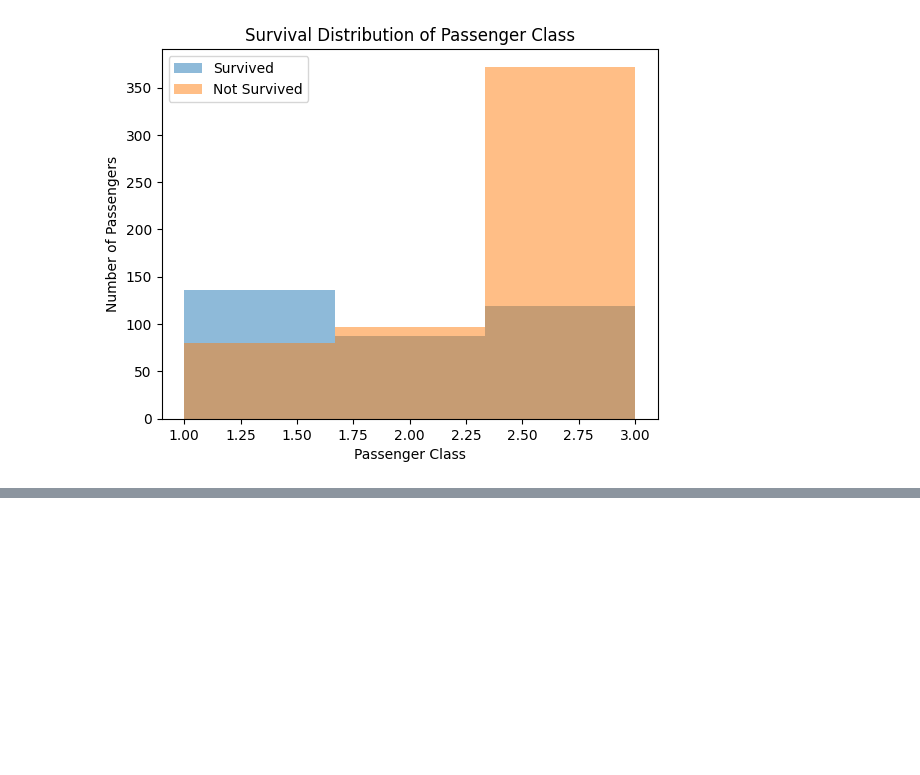
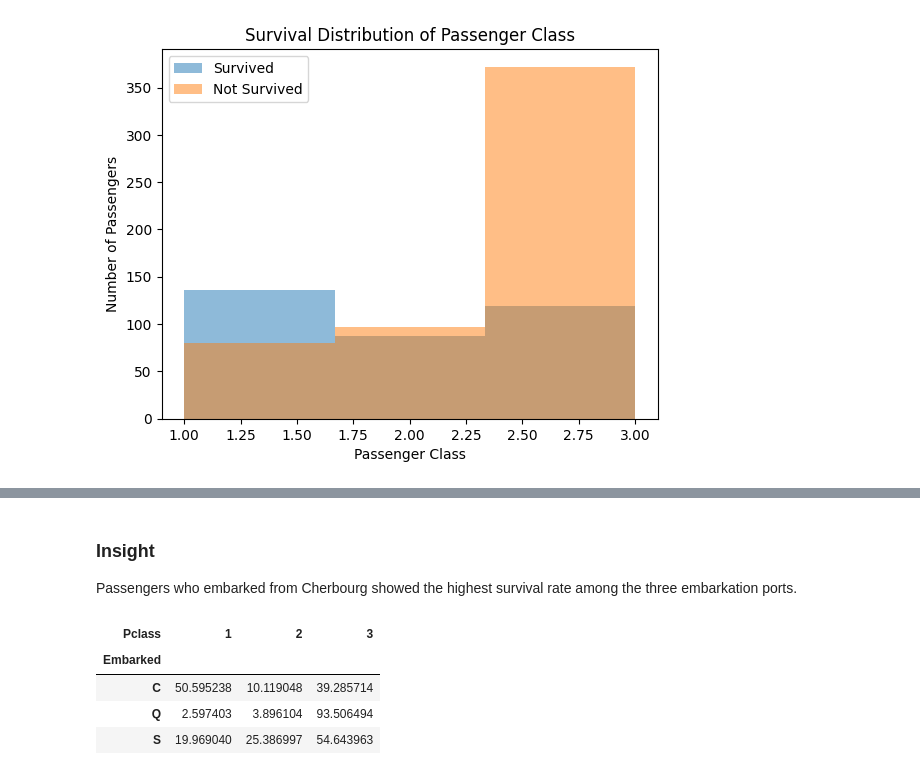
Before and after one commit to RenitiaMR/Portfolio, a Jupyter notebook: titanic_survival.ipynb, the cells around one changed output, grey strips where cells are left out. Saved outputs shown, nothing was run; the diff lists cells and outputs as text; code cells hidden in the pictures; blank space fills up the shorter version.

```diff
--- a/titanic_survival.ipynb
+++ b/titanic_survival.ipynb
@@ -232,0 +334,16 @@ plt.show()
+# %% [markdown]
+### Insight
+
+Passengers who embarked from Cherbourg showed the highest survival rate among the three embarkation ports.
+# %%
+pd.crosstab(
+    df["Embarked"],
+    df["Pclass"],
+    normalize="index"
+) * 100
+# %% [output]
+| Pclass | 1 | 2 | 3 |
+| Embarked |  |  |  |
+| C | 50.595238 | 10.119048 | 39.285714 |
+| Q | 2.597403 | 3.896104 | 93.506494 |
+| S | 19.969040 | 25.386997 | 54.643963 |
```
Also changed, not shown: parts of 23 cells of this notebook.
